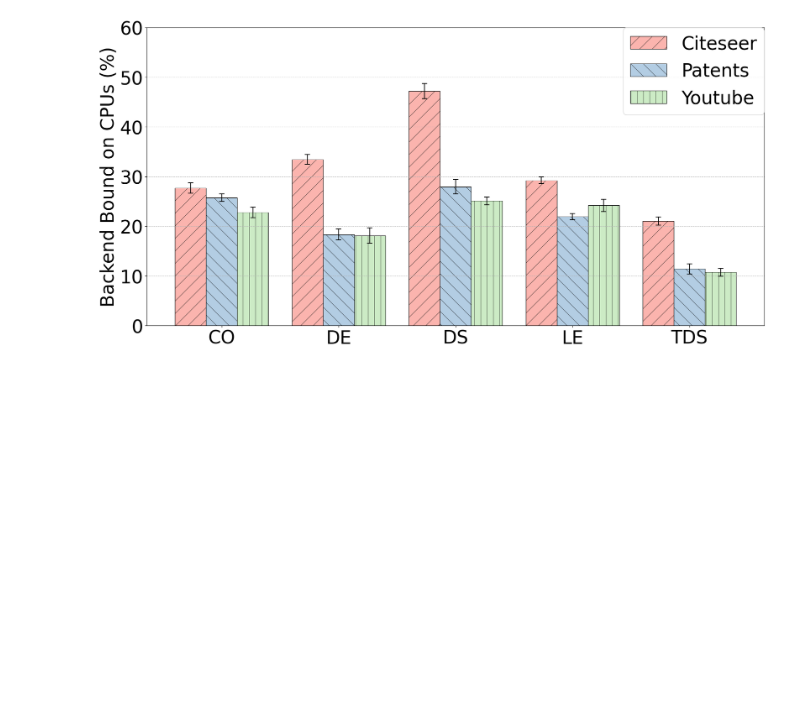
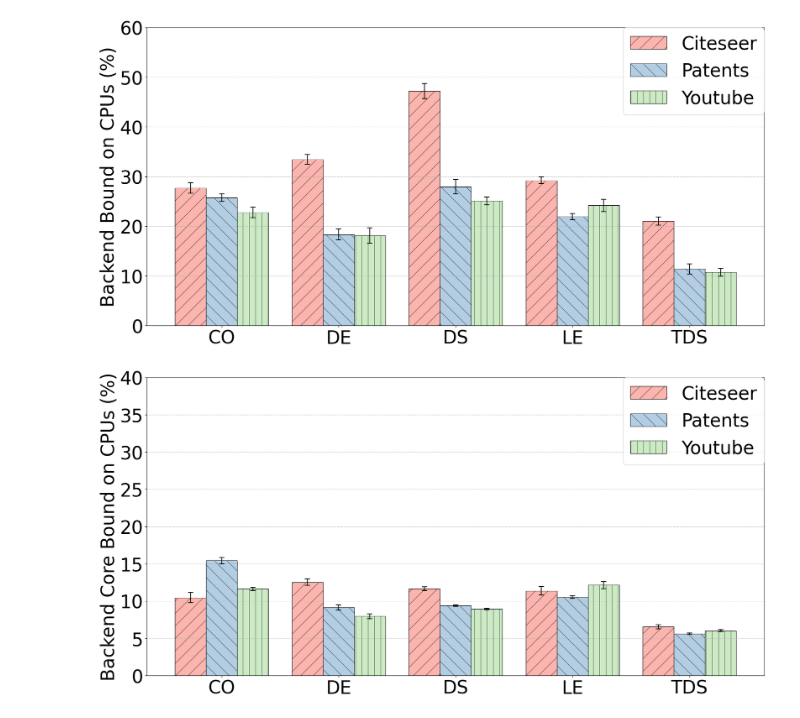
Before and after one commit to dcc-ufla-graph-mining/fractal, a Jupyter notebook: plots/cpu_performance_results.ipynb, the cells around one changed output. Saved outputs shown, nothing was run; the diff lists cells and outputs as text; code cells hidden in the pictures; blank space fills up the shorter version.

```diff
--- a/plots/cpu_performance_results.ipynb
+++ b/plots/cpu_performance_results.ipynb
@@ -102,7 +102,7 @@ import numpy as np
 import matplotlib as mpl
 mpl.rcParams['hatch.linewidth'] = 0.5  # previous pdf hatch linewidth
 
-def plot_average_by_group_and_initial_solutions(df: pd.DataFrame, grouping_columns: list, value_column: str, ci_column: str, ylabel: str, title: str):
+def plot_average_by_group_and_initial_solutions(df: pd.DataFrame, grouping_columns: list, value_column: str, ci_column: str, ylabel: str, title: str, yrange = range(0, 61, 10)):
     axis_fontsize = 35
     axis_title_fontsize = 35
     title_fontsize = 35
@@ -166,7 +166,7 @@ def plot_average_by_group_and_initial_solutions(df: pd.DataFrame, grouping_colum
     plt.ylabel(ylabel, fontsize=axis_title_fontsize)
 
     plt.xticks(x_axis_positions, unique_groups, rotation=0, ha='center', fontsize=axis_fontsize)
-    plt.yticks(range(0, 61, 10), fontsize=axis_fontsize)
+    plt.yticks(yrange, fontsize=axis_fontsize)
 
     plt.grid(True, linestyle='--', alpha=0.7, which="major", axis='y')
     plt.grid(False, axis='x')
@@ -197,3 +197,8 @@ grouping_columns = ['obj_function']
 plot_average_by_group_and_initial_solutions(df, grouping_columns, 'bebound', 'bebound_confidence_interval', 'Backend Bound on CPUs (%)', 'TMA Analysis Backend Bound')
 # %% [output]
 [figure]
+# %%
+grouping_columns = ['obj_function']
+plot_average_by_group_and_initial_solutions(df, grouping_columns, 'core_bound', 'core_bound_confidence_interval', 'Backend Core Bound on CPUs (%)', 'TMA Analysis Backend Core Bound', yrange=range(0, 41, 5))
+# %% [output]
+[figure, added]
```
Also changed, not shown: parts of 1 cell of this notebook, 22 other files.
